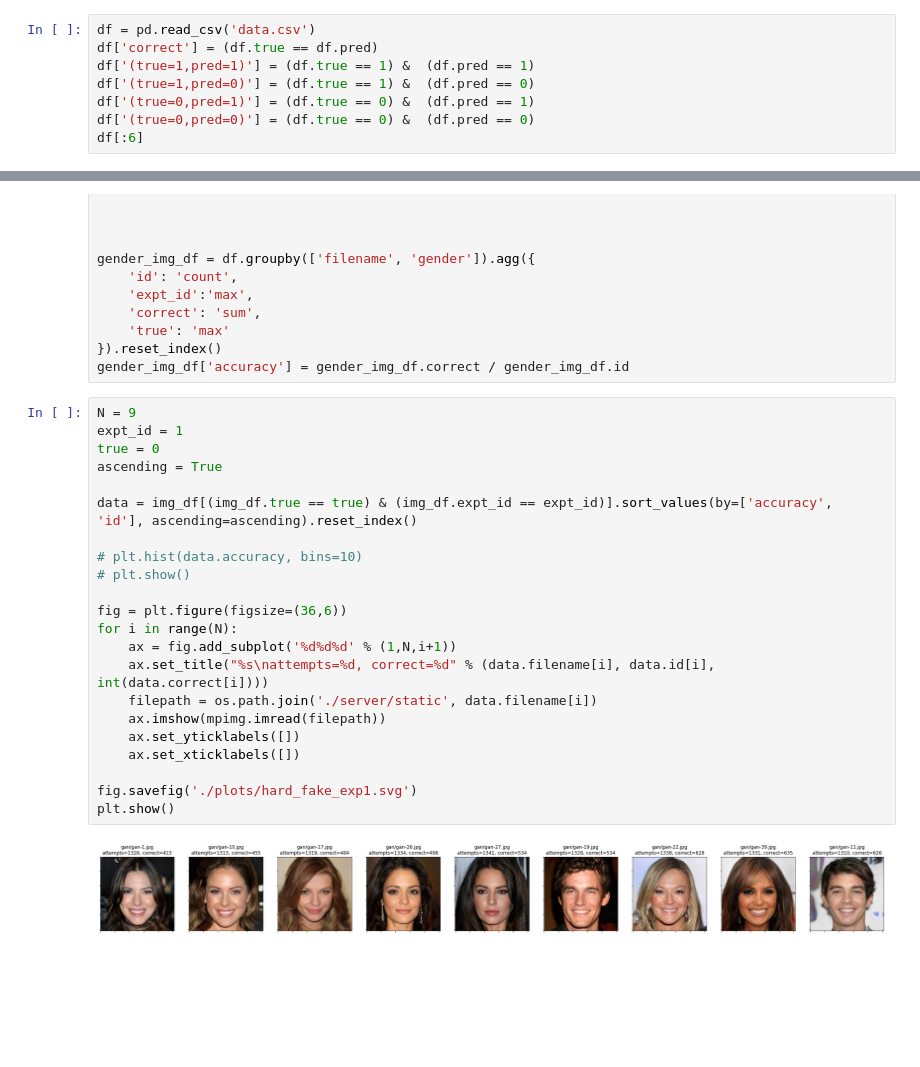
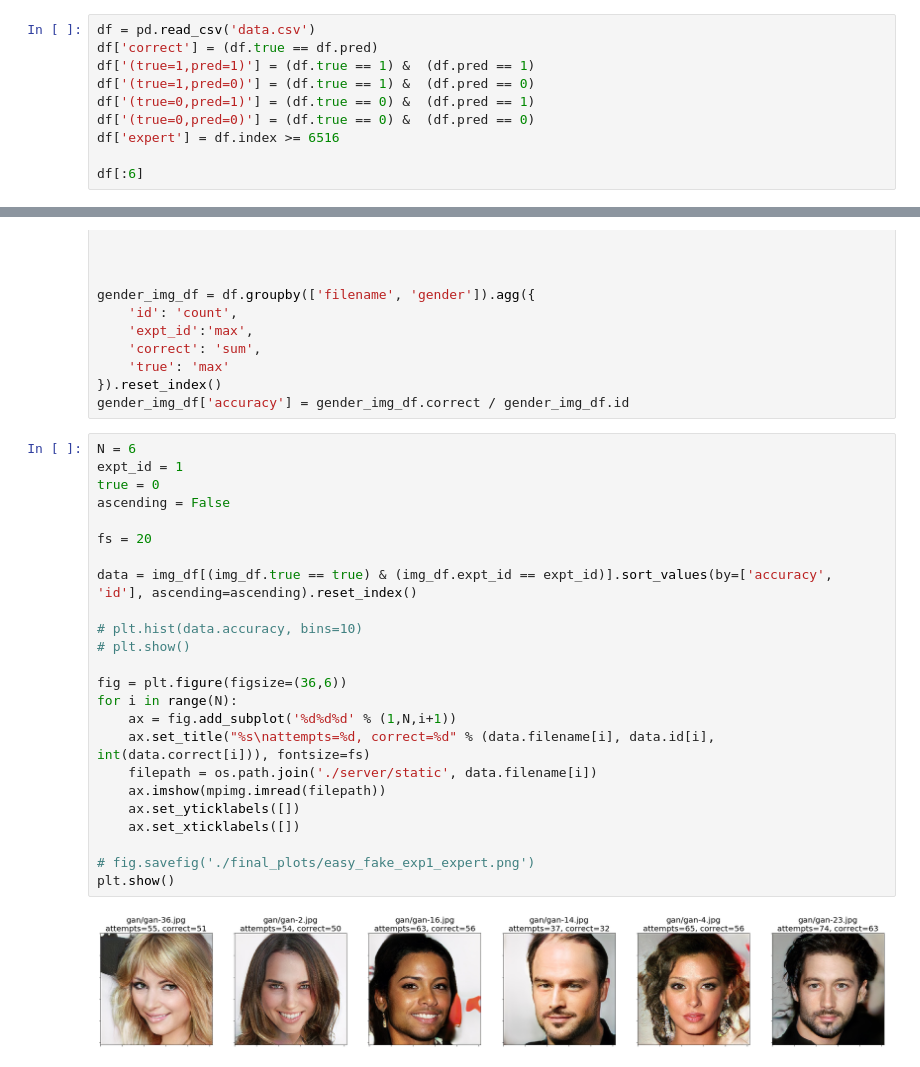
Before and after one commit to k-weng/6861-face, a Jupyter notebook: face-analysis.ipynb, the cells around one changed output, grey strips where cells are left out. Drawn from its saved outputs; the diff is of its cells as text; blank space fills up the shorter version.

```diff
--- a/face-analysis.ipynb
+++ b/face-analysis.ipynb
@@ -11,6 +11,8 @@ df['(true=1,pred=1)'] = (df.true == 1) &  (df.pred == 1)
 df['(true=1,pred=0)'] = (df.true == 1) &  (df.pred == 0)
 df['(true=0,pred=1)'] = (df.true == 0) &  (df.pred == 1)
 df['(true=0,pred=0)'] = (df.true == 0) &  (df.pred == 0)
+df['expert'] = df.index >= 6516
+
 df[:6]
 # %% [output]
 |  | id | expt_id | duration | true | pred | age | gender | filename | correct | (true=1,pred=1) | ... |
@@ -267,28 +341,30 @@ gender_img_df = df.groupby(['filename', 'gender']).agg({
 }).reset_index()
 gender_img_df['accuracy'] = gender_img_df.correct / gender_img_df.id
 # %%
-N = 9
+N = 6
 expt_id = 1
 true = 0
-ascending = True
+ascending = False
+
+fs = 20
 
 data = img_df[(img_df.true == true) & (img_df.expt_id == expt_id)].sort_values(by=['accuracy', 'id'], ascending=ascending).reset_index()
 
 # plt.hist(data.accuracy, bins=10)
 # plt.show()
 
 fig = plt.figure(figsize=(36,6))
 for i in range(N):
     ax = fig.add_subplot('%d%d%d' % (1,N,i+1))
-    ax.set_title("%s\nattempts=%d, correct=%d" % (data.filename[i], data.id[i], int(data.correct[i])))
+    ax.set_title("%s\nattempts=%d, correct=%d" % (data.filename[i], data.id[i], int(data.correct[i])), fontsize=fs)
     filepath = os.path.join('./server/static', data.filename[i])
     ax.imshow(mpimg.imread(filepath))
     ax.set_yticklabels([])
     ax.set_xticklabels([])
 
-fig.savefig('./plots/hard_fake_exp1.svg')
+# fig.savefig('./final_plots/easy_fake_exp1_expert.png')
 plt.show()
 # %% [output]
-[figure, old version]
+[figure, new version]
 # %%
 N = 9
```
Also changed, not shown: parts of 13 cells of this notebook, 20 other files.
